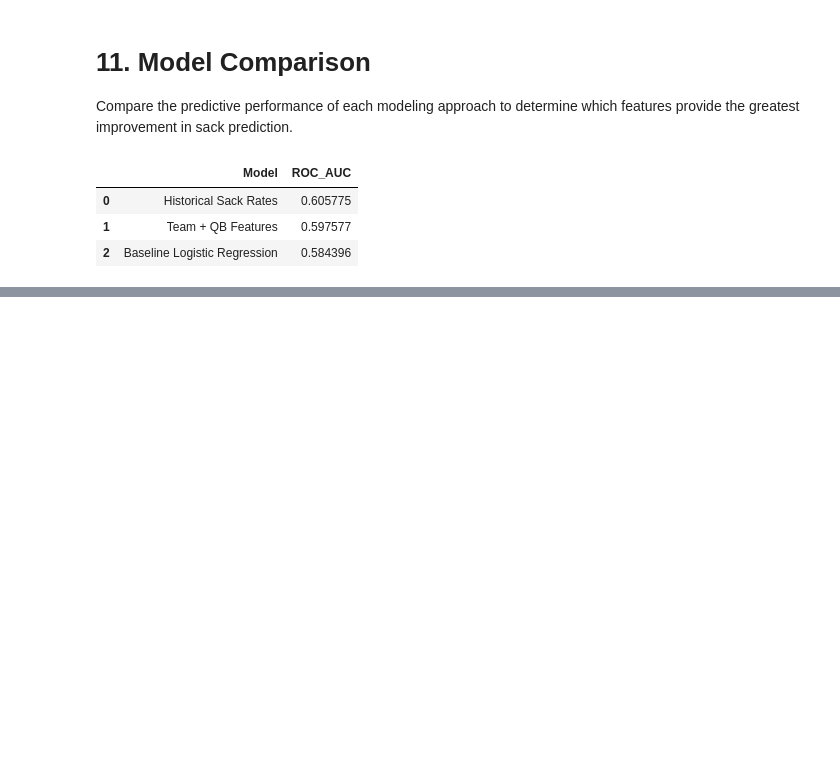
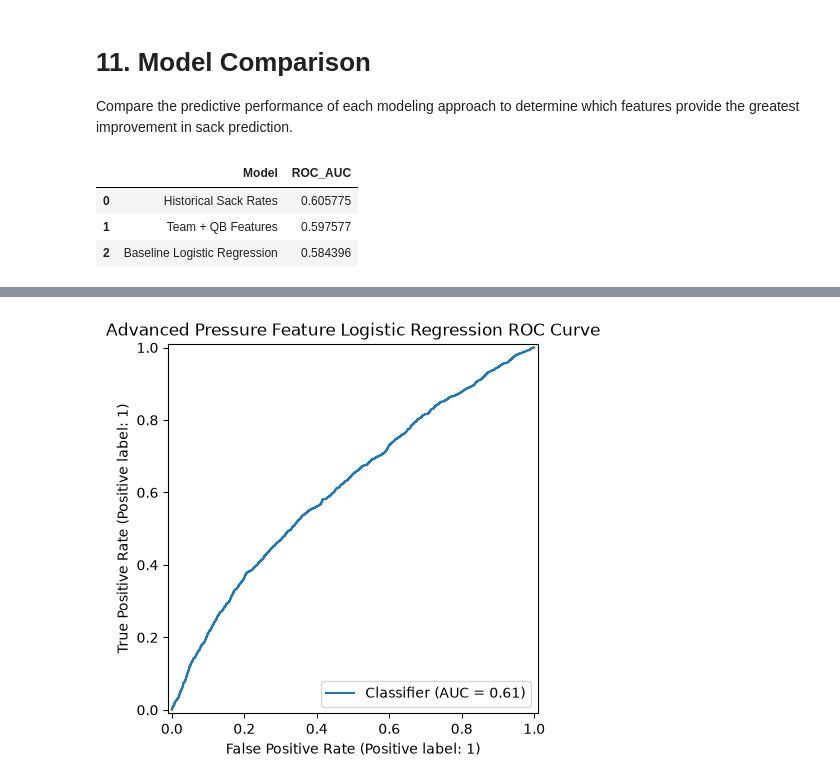
Before and after one commit to ethanfr10/NFL-Sack-Prediction, a Jupyter notebook: notebooks/01_data_exploration.ipynb, the cells around one changed output, grey strips where cells are left out. Saved outputs shown, nothing was run; the diff lists cells and outputs as text; code cells hidden in the pictures; blank space fills up the shorter version.

```diff
--- a/notebooks/01_data_exploration.ipynb
+++ b/notebooks/01_data_exploration.ipynb
@@ -573,0 +1149,10 @@ results
+# %%
+advanced_feature_cols = qb_prev_cols + def_prev_cols
+
+train_mask = section15_df["season"] < 2023
+
+for col in advanced_feature_cols:
+    train_mean = section15_df.loc[train_mask, col].mean()
+    section15_df[col] = section15_df[col].fillna(train_mean)
+
+section15_df[advanced_feature_cols].isnull().sum()
@@ -573,0 +1254,18 @@ results
+# %%
+from sklearn.linear_model import LogisticRegression
+from sklearn.metrics import roc_auc_score
+
+model_v5 = LogisticRegression(
+    max_iter=5000
+)
+
+model_v5.fit(X_train, y_train)
+
+pred_probs_v5 = model_v5.predict_proba(X_test)[:, 1]
+
+auc_v5 = roc_auc_score(
+    y_test,
+    pred_probs_v5
+)
+
+print(f"Advanced Pressure Feature Model AUC: {auc_v5:.3f}")
@@ -573,0 +1282,16 @@ results
+# %%
+RocCurveDisplay.from_predictions(
+    y_test,
+    pred_probs_v5
+)
+
+plt.title("Advanced Pressure Feature Logistic Regression ROC Curve")
+plt.savefig(
+    "../outputs/figures/advanced_pressure_features_roc_curve.png",
+    dpi=300,
+    bbox_inches="tight"
+)
+
+plt.show()
+# %% [output]
+[figure, added]
```
Also changed, not shown: parts of 40 cells of this notebook, 3 other files.
